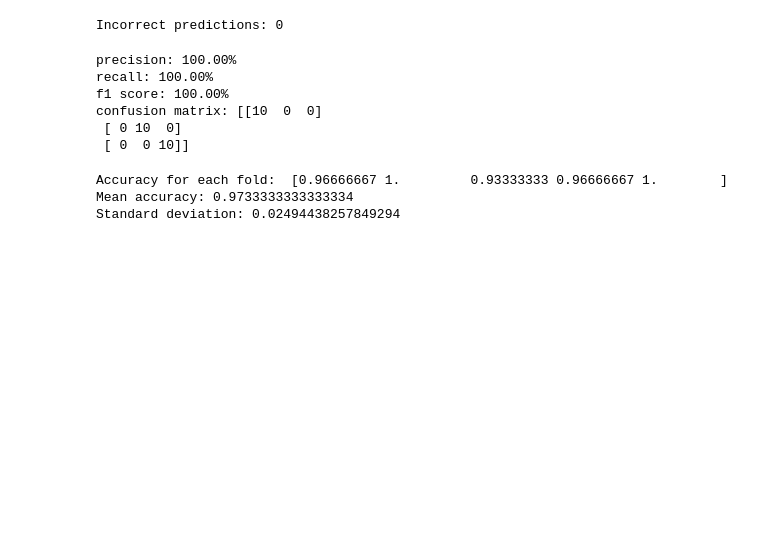
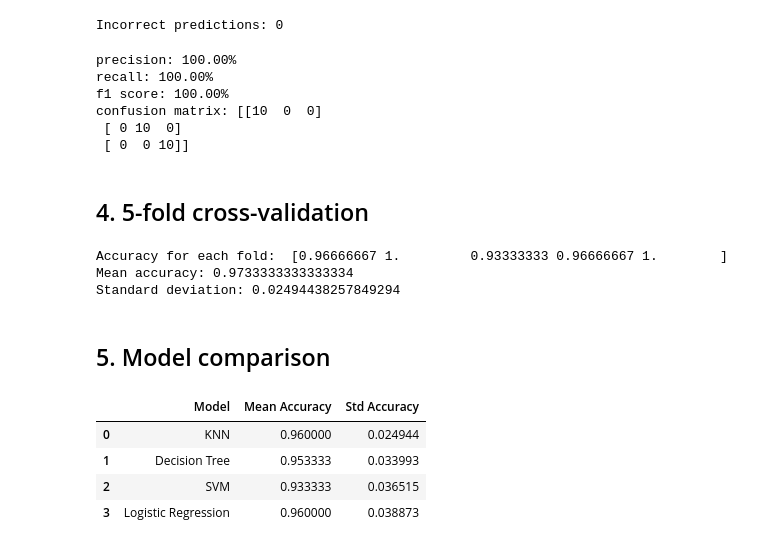
Before and after one commit to HodeiTeje/classifier-comparison, a Jupyter notebook: notebooks/exploration.ipynb, the cells around one changed output. Drawn from its saved outputs; the diff is of its cells as text; code cells hidden in the pictures; blank space fills up the shorter version.

Commit message:
Compare KNN, Decision Tree, SVM and Logistic Regression

```diff
--- a/notebooks/exploration.ipynb
+++ b/notebooks/exploration.ipynb
@@ -180,6 +188,8 @@ f1 score: 100.00%
 confusion matrix: [[10  0  0]
  [ 0 10  0]
  [ 0  0 10]]
+# %% [markdown]
+## 4. 5-fold cross-validation
 # %%
 from sklearn.model_selection import cross_val_score
 
@@ -192,3 +202,57 @@ print(f"Standard deviation: {scores.std()}")
 Accuracy for each fold:  [0.96666667 1.         0.93333333 0.96666667 1.        ]
 Mean accuracy: 0.9733333333333334
 Standard deviation: 0.02494438257849294
+# %% [markdown]
+## 5. Model comparison
+# %%
+from sklearn.tree import DecisionTreeClassifier
+from sklearn.svm import LinearSVC
+from sklearn.linear_model import LogisticRegression
+from sklearn.preprocessing import StandardScaler
+from sklearn.pipeline import make_pipeline
+from sklearn.model_selection import cross_val_score
+
+import pandas as pd
+
+models = {
+    "KNN": make_pipeline(
+        StandardScaler(),
+        knn
+    ),
+    "Decision Tree": DecisionTreeClassifier(random_state=42),
+    "SVM": make_pipeline(
+        StandardScaler(),
+        LinearSVC(random_state=42, max_iter=10000)
+    ),
+    "Logistic Regression": make_pipeline(
+        StandardScaler(),
+        LogisticRegression(max_iter=10000)
+    )
+}
+
+results = []
+
+for name, model in models.items():
+    scores = cross_val_score(
+        model,
+        X,
+        y,
+        cv=5,
+        scoring="accuracy"
+    )
+
+    results.append({
+        "Model": name,
+        "Mean Accuracy": scores.mean(),
+        "Std Accuracy": scores.std()
+    })
+
+results_df = pd.DataFrame(results)
+
+results_df
+# %% [output]
+|  | Model | Mean Accuracy | Std Accuracy |
+| 0 | KNN | 0.960000 | 0.024944 |
+| 1 | Decision Tree | 0.953333 | 0.033993 |
+| 2 | SVM | 0.933333 | 0.036515 |
+| 3 | Logistic Regression | 0.960000 | 0.038873 |
```
Also changed, not shown: parts of 3 cells of this notebook.
